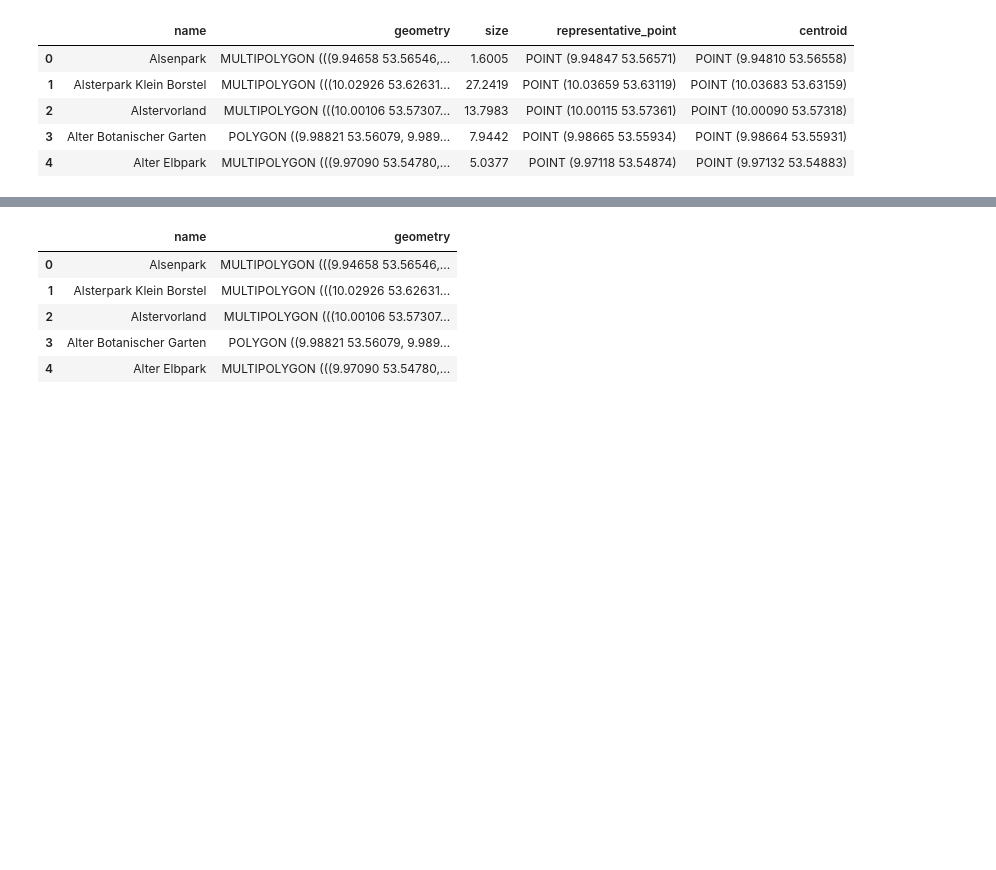
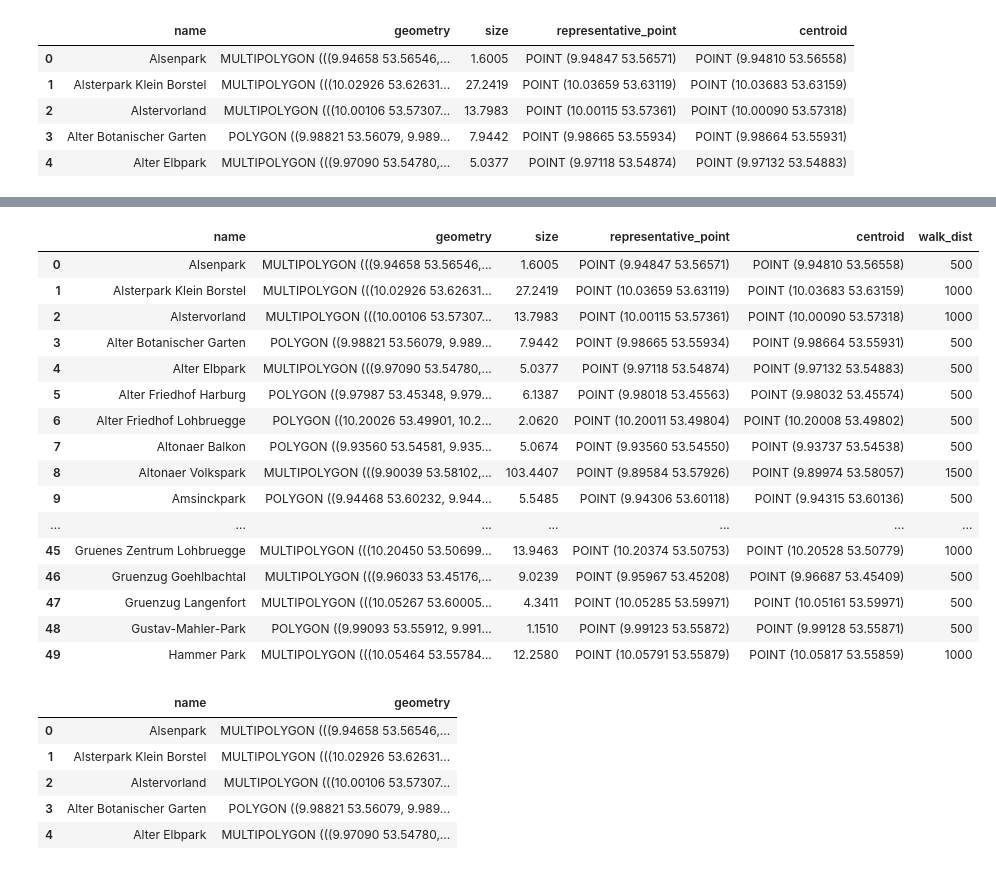
Before and after one commit to NicoLanghans/Master-Thesis, a Jupyter notebook: get_park_data/parks_dataset.ipynb, the cells around one changed output, grey strips where cells are left out. Saved outputs shown, nothing was run; the diff lists cells and outputs as text; code cells hidden in the pictures; blank space fills up the shorter version.

```diff
--- a/get_park_data/parks_dataset.ipynb
+++ b/get_park_data/parks_dataset.ipynb
@@ -86,3 +116,32 @@ merged_parks_gdf.head()
+# %%
+conditions = [
+    (merged_parks_gdf['size'] < 10.0),
+    (merged_parks_gdf['size'] > 10.0) & (merged_parks_gdf['size'] <= 50.0),
+    (merged_parks_gdf['size'] > 60.0)
+]
+
+values = ['500','1000','1500']
+
+merged_parks_gdf['walk_dist'] = np.select(conditions,values)
+merged_parks_gdf.head(50)
+# %% [output]
+|  | name | geometry | size | representative_point | centroid | walk_dist |
+| 0 | Alsenpark | MULTIPOLYGON (((9.94658 53.56546,... | 1.6005 | POINT (9.94847 53.56571) | POINT (9.94810 53.56558) | 500 |
+| 1 | Alsterpark Klein Borstel | MULTIPOLYGON (((10.02926 53.62631... | 27.2419 | POINT (10.03659 53.63119) | POINT (10.03683 53.63159) | 1000 |
+| 2 | Alstervorland | MULTIPOLYGON (((10.00106 53.57307... | 13.7983 | POINT (10.00115 53.57361) | POINT (10.00090 53.57318) | 1000 |
+| 3 | Alter Botanischer Garten | POLYGON ((9.98821 53.56079, 9.989... | 7.9442 | POINT (9.98665 53.55934) | POINT (9.98664 53.55931) | 500 |
+| 4 | Alter Elbpark | MULTIPOLYGON (((9.97090 53.54780,... | 5.0377 | POINT (9.97118 53.54874) | POINT (9.97132 53.54883) | 500 |
+| 5 | Alter Friedhof Harburg | POLYGON ((9.97987 53.45348, 9.979... | 6.1387 | POINT (9.98018 53.45563) | POINT (9.98032 53.45574) | 500 |
+| 6 | Alter Friedhof Lohbruegge | POLYGON ((10.20026 53.49901, 10.2... | 2.0620 | POINT (10.20011 53.49804) | POINT (10.20008 53.49802) | 500 |
+| 7 | Altonaer Balkon | POLYGON ((9.93560 53.54581, 9.935... | 5.0674 | POINT (9.93560 53.54550) | POINT (9.93737 53.54538) | 500 |
+| 8 | Altonaer Volkspark | MULTIPOLYGON (((9.90039 53.58102,... | 103.4407 | POINT (9.89584 53.57926) | POINT (9.89974 53.58057) | 1500 |
+| 9 | Amsinckpark | POLYGON ((9.94468 53.60232, 9.944... | 5.5485 | POINT (9.94306 53.60118) | POINT (9.94315 53.60136) | 500 |
+| ... | ... | ... | ... | ... | ... | ... |
+| 45 | Gruenes Zentrum Lohbruegge | MULTIPOLYGON (((10.20450 53.50699... | 13.9463 | POINT (10.20374 53.50753) | POINT (10.20528 53.50779) | 1000 |
+| 46 | Gruenzug Goehlbachtal | MULTIPOLYGON (((9.96033 53.45176,... | 9.0239 | POINT (9.95967 53.45208) | POINT (9.96687 53.45409) | 500 |
+| 47 | Gruenzug Langenfort | MULTIPOLYGON (((10.05267 53.60005... | 4.3411 | POINT (10.05285 53.59971) | POINT (10.05161 53.59971) | 500 |
+| 48 | Gustav-Mahler-Park | POLYGON ((9.99093 53.55912, 9.991... | 1.1510 | POINT (9.99123 53.55872) | POINT (9.99128 53.55871) | 500 |
+| 49 | Hammer Park | MULTIPOLYGON (((10.05464 53.55784... | 12.2580 | POINT (10.05791 53.55879) | POINT (10.05817 53.55859) | 1000 |
 # %%
 park_coordinates = merged_parks_gdf[["name", "geometry"]]
 park_coordinates.head()
```
Also changed, not shown: parts of 6 cells of this notebook, 1 other file.
